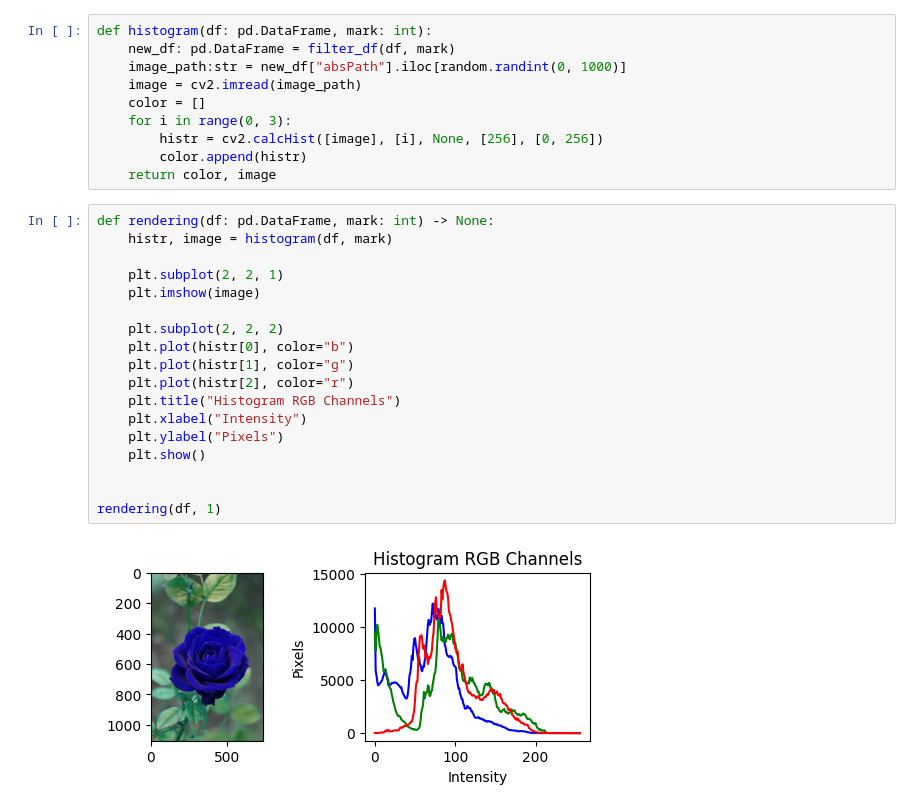
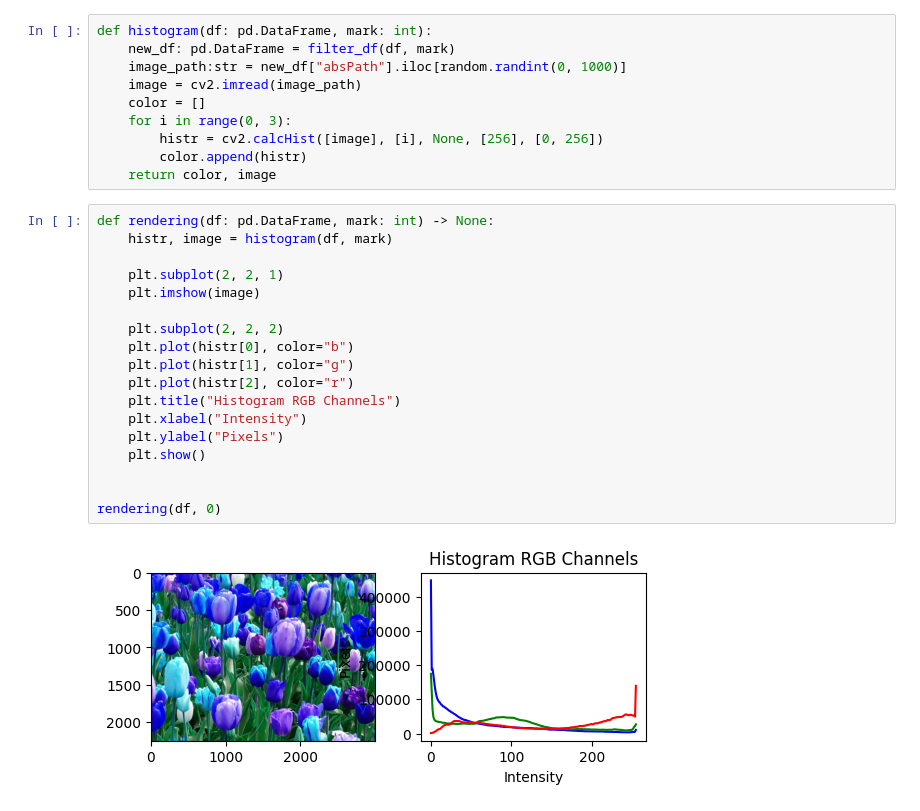
Before and after one commit to Lisyonok04/pp-var-4, a Jupyter notebook: forth/Untitled.ipynb, the cells around one changed output. Cells and saved outputs as stored; diff of their text form.

```diff
--- a/forth/Untitled.ipynb
+++ b/forth/Untitled.ipynb
@@ -210,20 +210,20 @@ def histogram(df: pd.DataFrame, mark: int):
 # %%
 def rendering(df: pd.DataFrame, mark: int) -> None:
     histr, image = histogram(df, mark)
 
     plt.subplot(2, 2, 1)
     plt.imshow(image)
 
     plt.subplot(2, 2, 2)
     plt.plot(histr[0], color="b")
     plt.plot(histr[1], color="g")
     plt.plot(histr[2], color="r")
     plt.title("Histogram RGB Channels")
     plt.xlabel("Intensity")
     plt.ylabel("Pixels")
     plt.show()
 
 
-rendering(df, 1)
+rendering(df, 0)
 # %% [output]
-[figure, old version]
+[figure, new version]
```
